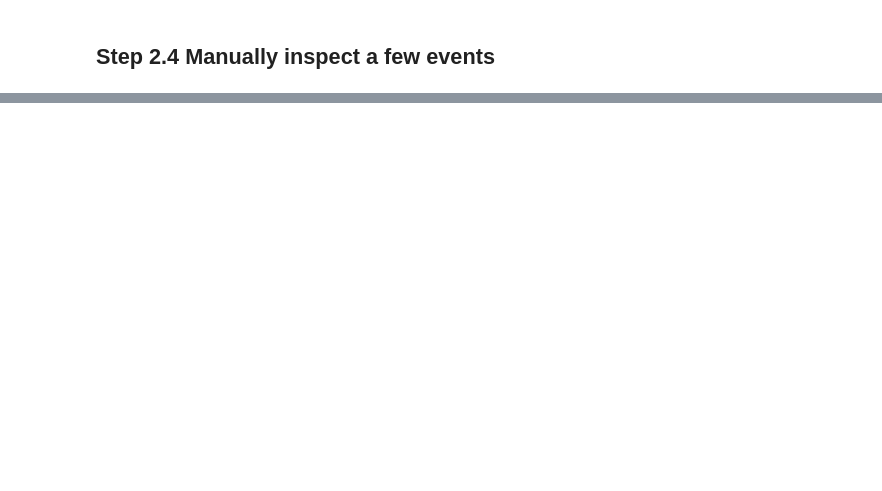
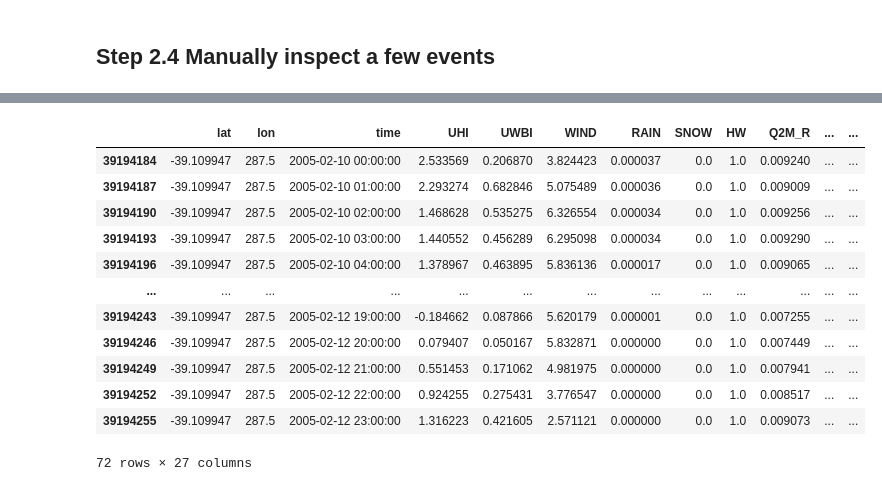
Before and after one commit to johnnyguo2007/research, a Jupyter notebook: hw_global/final/UHI_individual_event_analysis.ipynb, the cells around one changed output, grey strips where cells are left out. Saved outputs shown, nothing was run; the diff lists cells and outputs as text; code cells hidden in the pictures; blank space fills up the shorter version.

```diff
--- a/hw_global/final/UHI_individual_event_analysis.ipynb
+++ b/hw_global/final/UHI_individual_event_analysis.ipynb
@@ -157,0 +367,16 @@ local_hour_adjusted_df
+# %%
+local_hour_adjusted_df.query('global_event_ID == "15782_1"')
+# %% [output]
+|  | lat | lon | time | UHI | UWBI | WIND | RAIN | SNOW | HW | Q2M_R | ... | ... |
+| 39194184 | -39.109947 | 287.5 | 2005-02-10 00:00:00 | 2.533569 | 0.206870 | 3.824423 | 0.000037 | 0.0 | 1.0 | 0.009240 | ... | ... |
+| 39194187 | -39.109947 | 287.5 | 2005-02-10 01:00:00 | 2.293274 | 0.682846 | 5.075489 | 0.000036 | 0.0 | 1.0 | 0.009009 | ... | ... |
+| 39194190 | -39.109947 | 287.5 | 2005-02-10 02:00:00 | 1.468628 | 0.535275 | 6.326554 | 0.000034 | 0.0 | 1.0 | 0.009256 | ... | ... |
+| 39194193 | -39.109947 | 287.5 | 2005-02-10 03:00:00 | 1.440552 | 0.456289 | 6.295098 | 0.000034 | 0.0 | 1.0 | 0.009290 | ... | ... |
+| 39194196 | -39.109947 | 287.5 | 2005-02-10 04:00:00 | 1.378967 | 0.463895 | 5.836136 | 0.000017 | 0.0 | 1.0 | 0.009065 | ... | ... |
+| ... | ... | ... | ... | ... | ... | ... | ... | ... | ... | ... | ... | ... |
+| 39194243 | -39.109947 | 287.5 | 2005-02-12 19:00:00 | -0.184662 | 0.087866 | 5.620179 | 0.000001 | 0.0 | 1.0 | 0.007255 | ... | ... |
+| 39194246 | -39.109947 | 287.5 | 2005-02-12 20:00:00 | 0.079407 | 0.050167 | 5.832871 | 0.000000 | 0.0 | 1.0 | 0.007449 | ... | ... |
+| 39194249 | -39.109947 | 287.5 | 2005-02-12 21:00:00 | 0.551453 | 0.171062 | 4.981975 | 0.000000 | 0.0 | 1.0 | 0.007941 | ... | ... |
+| 39194252 | -39.109947 | 287.5 | 2005-02-12 22:00:00 | 0.924255 | 0.275431 | 3.776547 | 0.000000 | 0.0 | 1.0 | 0.008517 | ... | ... |
+| 39194255 | -39.109947 | 287.5 | 2005-02-12 23:00:00 | 1.316223 | 0.421605 | 2.571121 | 0.000000 | 0.0 | 1.0 | 0.009073 | ... | ... |
+72 rows × 27 columns
```
Also changed, not shown: parts of 32 cells of this notebook, 1 other file.
